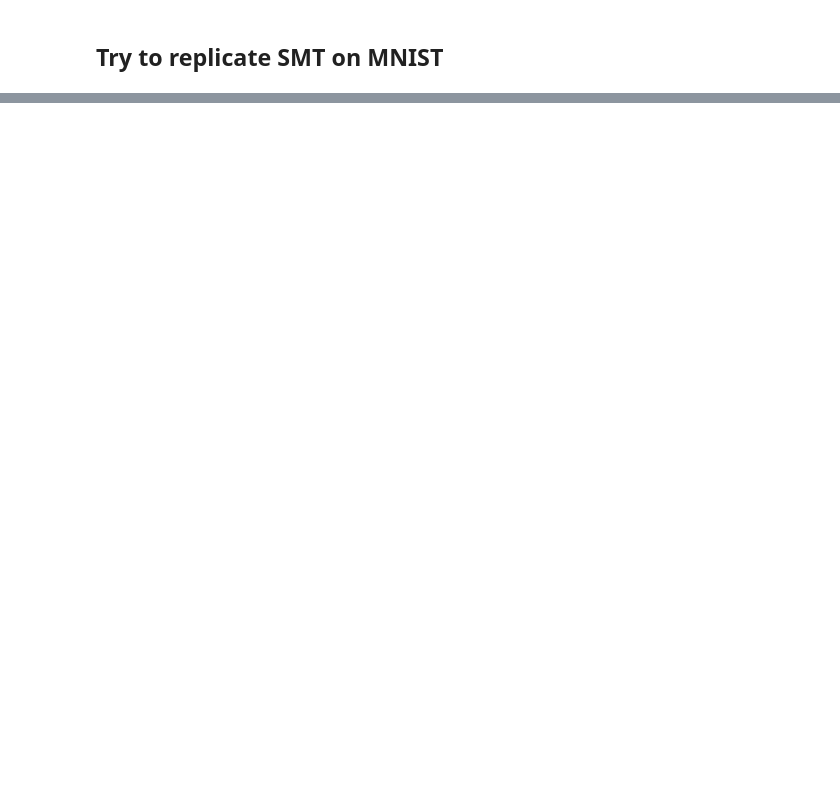
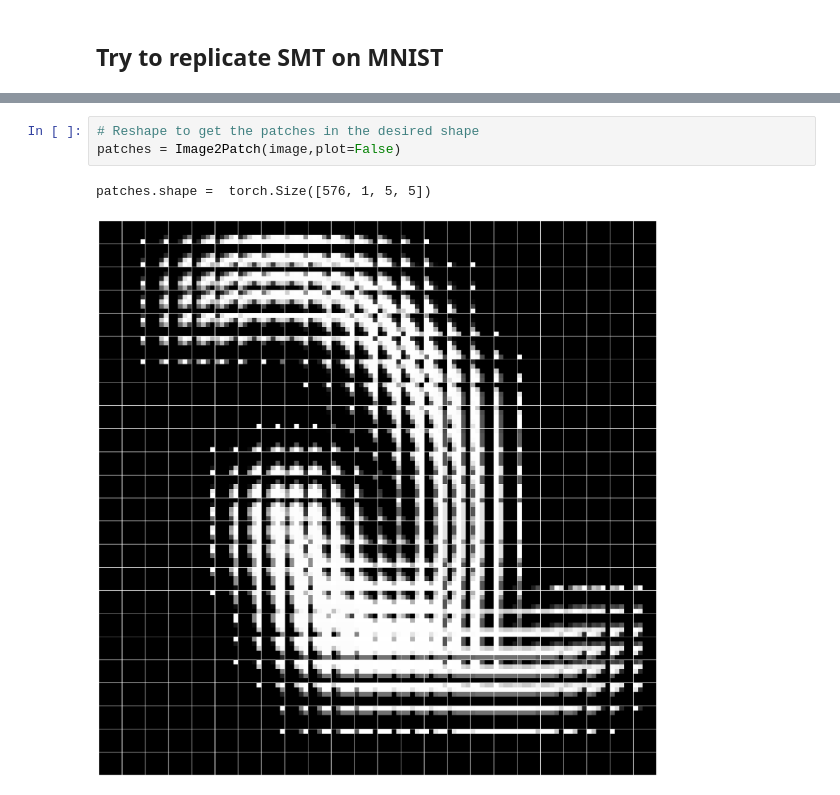
Before and after one commit to derek1909/SignalSpace-WarmUp, a Jupyter notebook: warmup.ipynb, the cells around one changed output, grey strips where cells are left out. Drawn from its saved outputs; the diff is of its cells as text; blank space fills up the shorter version.

```diff
--- a/warmup.ipynb
+++ b/warmup.ipynb
@@ -62,0 +69,6 @@ Extracting data/MNIST/raw/t10k-labels-idx1-ubyte.gz to data/MNIST/raw
+# %%
+# Reshape to get the patches in the desired shape
+patches = Image2Patch(image,plot=False)
+# %% [output]
+patches.shape =  torch.Size([576, 1, 5, 5])
+[figure, added]
```
Also changed, not shown: parts of 5 cells of this notebook, 2 other files.
